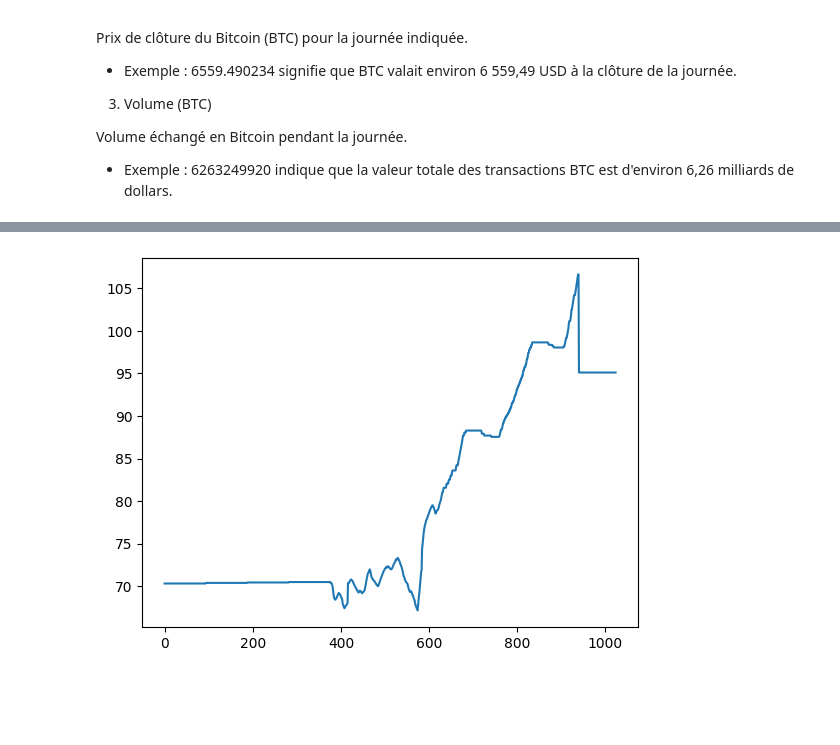
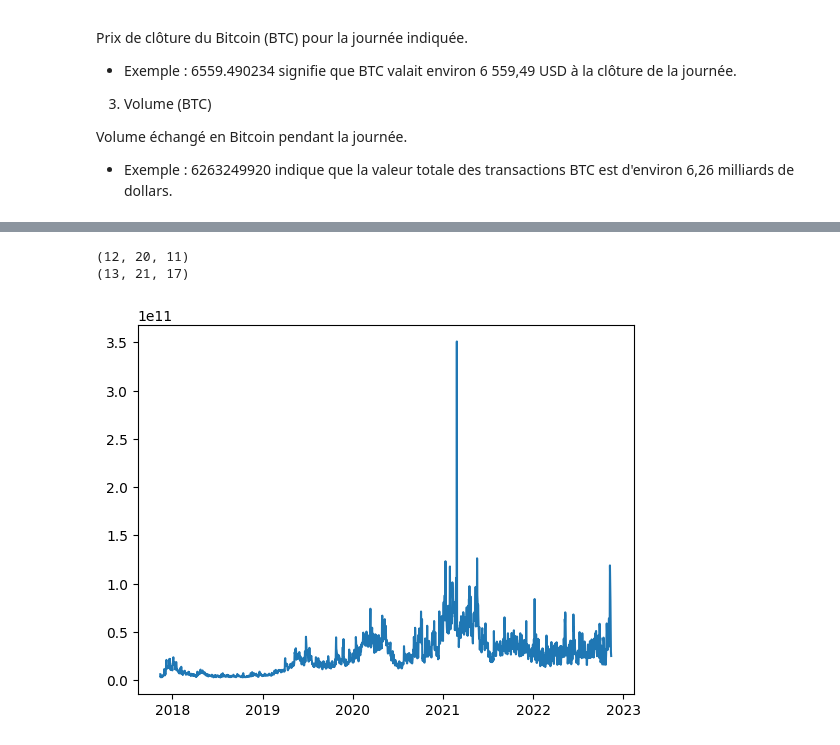
Before and after one commit to Fonocol/controle-portefeuille-renforcement-learning, a Jupyter notebook: notebooks/DataAnalyse.ipynb, the cells around one changed output, grey strips where cells are left out. Cells and saved outputs as stored; diff of their text form; code cells hidden in the pictures; blank space fills up the shorter version.

```diff
--- a/notebooks/DataAnalyse.ipynb
+++ b/notebooks/DataAnalyse.ipynb
@@ -132,8 +89,0 @@ Text(0.5, 1.0, 'Adjacent Close Price')
-# %%
-plt.figure(figsize = (20, 10))
-sns.set_style('dark')
-sns.lineplot(data = data['Volume (BNB)'], label = 'BNB')
-sns.lineplot(data = data['Volume (ETH)'], label = 'ETH')
-sns.lineplot(data = data['Volume (BTC)'], label = 'BTC')
-sns.lineplot(data = data['Volume (USDT)'], label = 'USDT')
-plt.title('Adjacent Volume Price')
@@ -267,10 +89,0 @@ Les Bandes de Bollinger permettent de mesurer la volatilité d'un actif. Si les
-# %%
-import pandas as pd
-import numpy as np
-
-np.random.seed(42)
-dates = pd.date_range(start="2017-01-01", end="2023-12-31")
-prices = 100 + np.random.normal(0, 1, len(dates)).cumsum()
-volume = np.random.randint(1500,3000, len(dates))
-
-data = pd.DataFrame({'Date': dates, 'Close': prices, 'Volume': volume})
@@ -279,4 +89,0 @@ data = pd.DataFrame({'Date': dates, 'Close': prices, 'Volume': volume})
-# %%
-data["Close"] = data["Close (BTC)"]
-data = data[["Close", "Volume (BTC)"]]
-data.head()
@@ -338,3 +89,0 @@ data['Upper_Band'], data['Middle_Band'], data['Lower_Band'] = calculate_bbands(d
-# %%
-data = data.dropna()
-data.head()
@@ -572,5 +161,15 @@ Name: count, dtype: int64
+# %%
+import random
+mini= random.sample([(12,13), (11,17), ( 20, 21)], 3)
+x,y=zip(*mini)
+print ( x)
+print(y)
+#print( mini)
+# %% [output]
+(12, 20, 11)
+(13, 21, 17)
 # %%
-plt.plot(petrole['rate'])
+plt.plot(data["Volume (BTC)"])
 plt.show()
 # %% [output]
-[figure, old version]
+[figure, new version]
```
Also changed, not shown: parts of 39 cells of this notebook, 32 other files.
